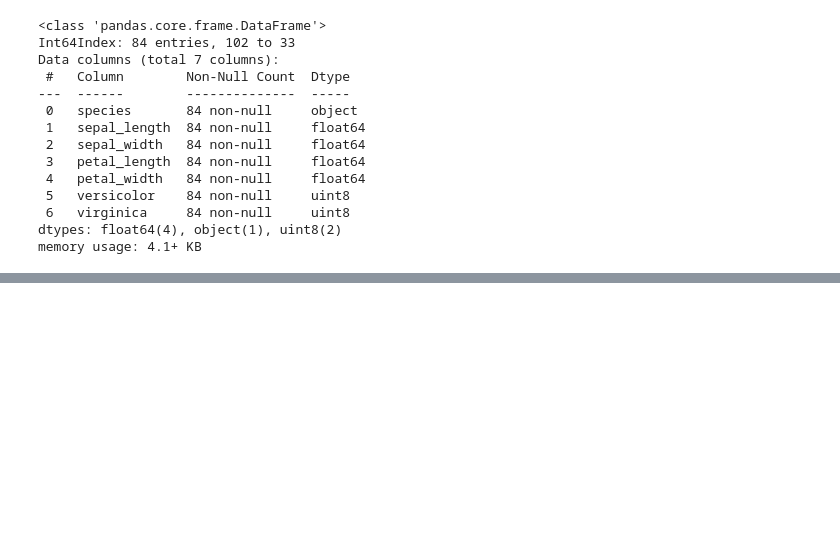
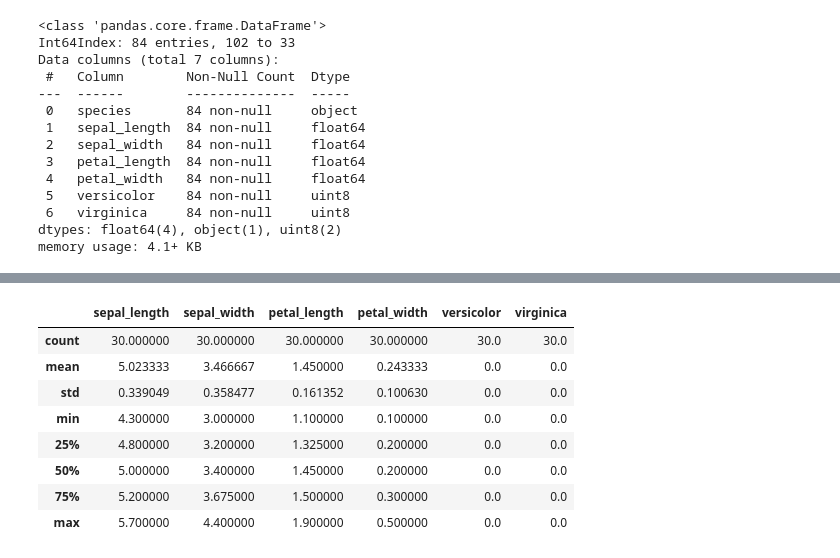
Before and after one commit to BraedenWright/classification-exercises, a Jupyter notebook: classification_exercises.ipynb, the cells around one changed output, grey strips where cells are left out. Drawn from its saved outputs; the diff is of its cells as text; code cells hidden in the pictures; blank space fills up the shorter version.

```diff
--- a/classification_exercises.ipynb
+++ b/classification_exercises.ipynb
@@ -1086,0 +1045,24 @@ NameError: name 'stats' is not defined
+# %%
+# Get decripitve stats for Setosa
+# setosa_sl = pd.DataFrame(train[train.species == 'setosa'].sepal_length.describe())
+# setosa_sw = pd.DataFrame(train[train.species == 'setosa'].sepal_width.describe())
+# setosa_pl = pd.DataFrame(train[train.species == 'setosa'].petal_length.describe())
+# setosa_pw = pd.DataFrame(train[train.species == 'setosa'].petal_width.describe())
+
+# setosa_stats = pd.concat([setosa_sl, setosa_sw], axis=1)
+# setosa_stats = pd.concat([setosa_stats, setosa_pl], axis=1)
+# setosa_stats = pd.concat([setosa_stats, setosa_pw], axis=1)
+# setosa_stats
+
+# alternative shown in review
+train[train.species == 'setosa'].describe()
+# %% [output]
+|  | sepal_length | sepal_width | petal_length | petal_width | versicolor | virginica |
+| count | 30.000000 | 30.000000 | 30.000000 | 30.000000 | 30.0 | 30.0 |
+| mean | 5.023333 | 3.466667 | 1.450000 | 0.243333 | 0.0 | 0.0 |
+| std | 0.339049 | 0.358477 | 0.161352 | 0.100630 | 0.0 | 0.0 |
+| min | 4.300000 | 3.000000 | 1.100000 | 0.100000 | 0.0 | 0.0 |
+| 25% | 4.800000 | 3.200000 | 1.325000 | 0.200000 | 0.0 | 0.0 |
+| 50% | 5.000000 | 3.400000 | 1.450000 | 0.200000 | 0.0 | 0.0 |
+| 75% | 5.200000 | 3.675000 | 1.500000 | 0.300000 | 0.0 | 0.0 |
+| max | 5.700000 | 4.400000 | 1.900000 | 0.500000 | 0.0 | 0.0 |
```
Also changed, not shown: parts of 37 cells of this notebook.
